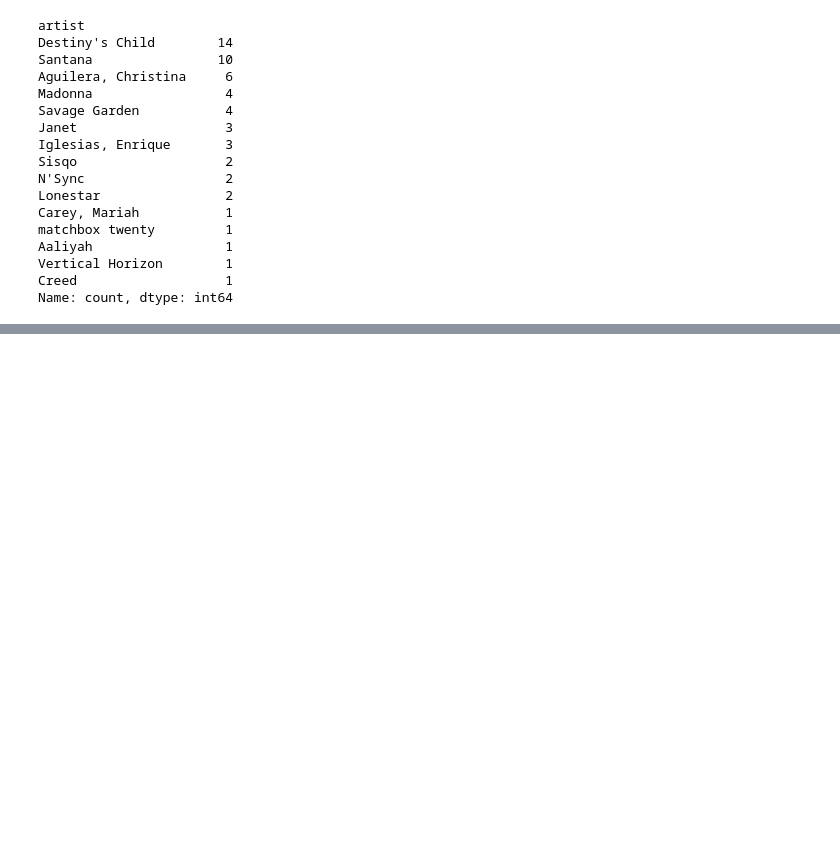
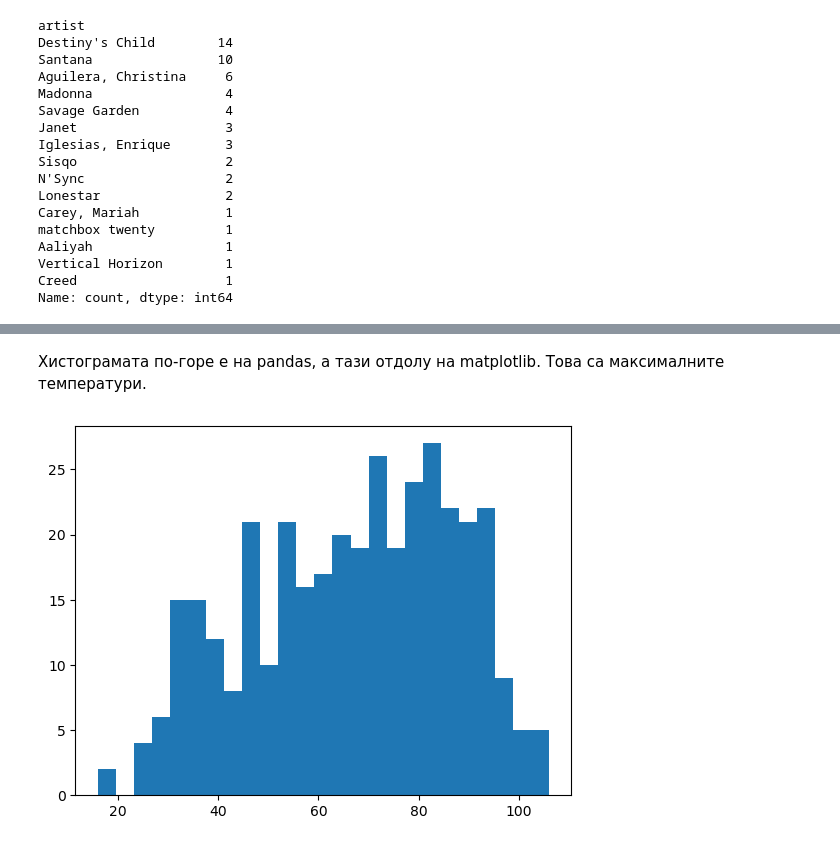
Before and after one commit to GalkaKG/Data-Science, a Jupyter notebook: 02. Data Tidying and Cleaning/Data Tidying and Cleaning.ipynb, the cells around one changed output, grey strips where cells are left out. Cells and saved outputs as stored; diff of their text form; code cells hidden in the pictures; blank space fills up the shorter version.

```diff
--- a/02. Data Tidying and Cleaning/Data Tidying and Cleaning.ipynb
+++ b/02. Data Tidying and Cleaning/Data Tidying and Cleaning.ipynb
@@ -1188,0 +1336,8 @@ Name: count, dtype: int64
+# %% [markdown]
+Хистограмата по-горе е на pandas, а тази отдолу на matplotlib.
+Това са максималните температури.
+# %%
+plt.hist(weather_data_from_link.max_temp, bins = 25)
+plt.show()
+# %% [output]
+[figure, added]
```
Also changed, not shown: parts of 32 cells of this notebook, 1 other file.
